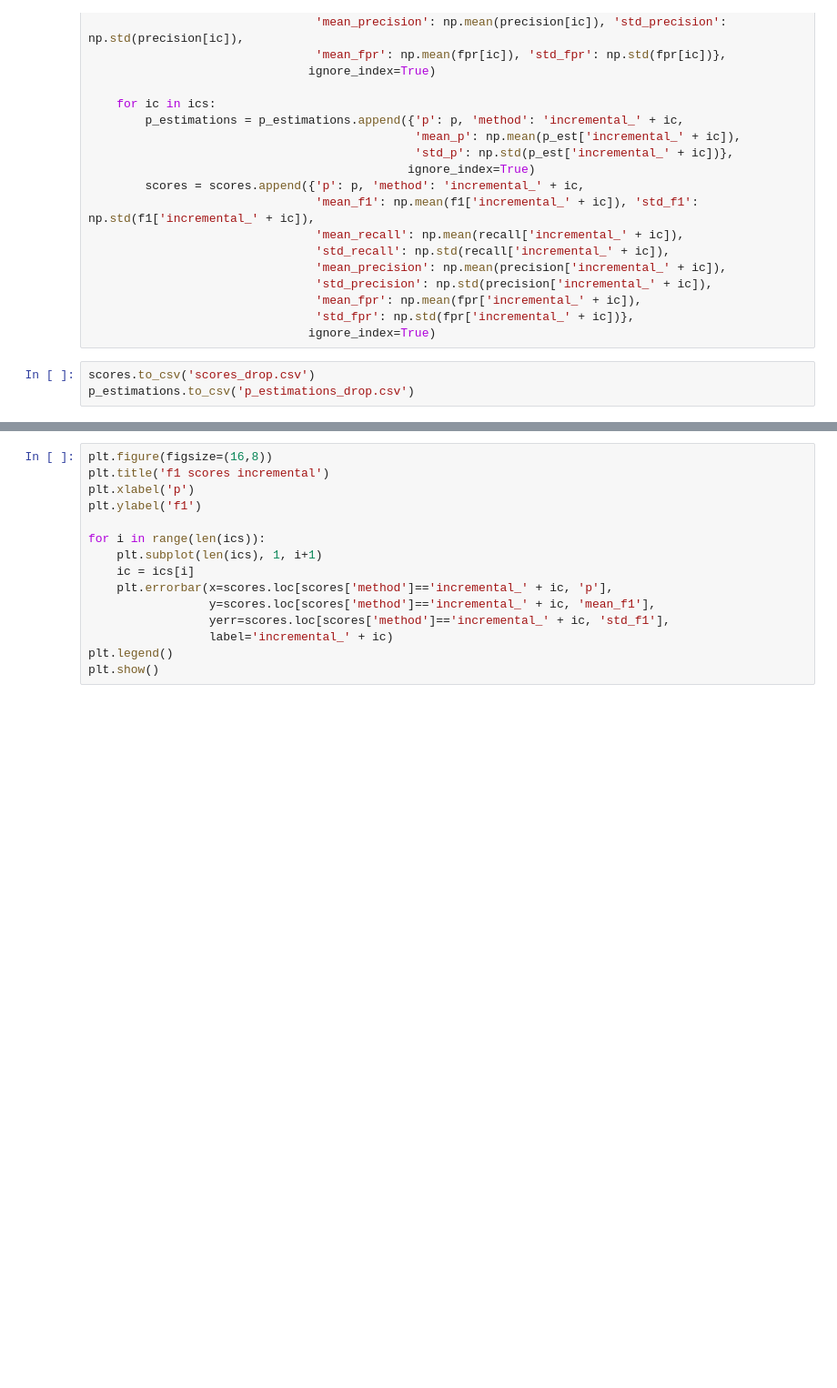
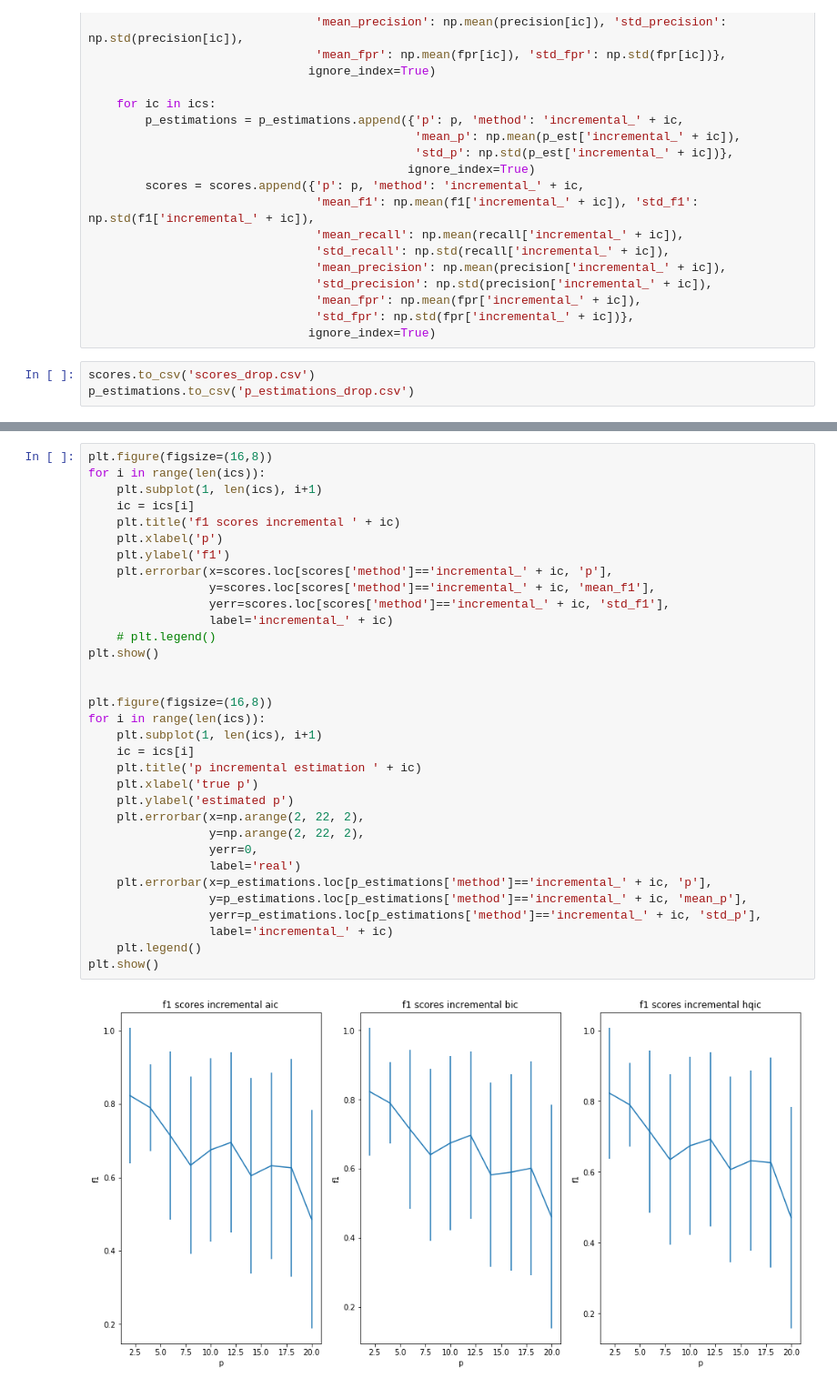
Before and after one commit to danthe96/CIoTS, a Jupyter notebook: first_experiments_drop.ipynb, the cells around one changed output, grey strips where cells are left out. Shown at 91% size. Saved outputs shown, nothing was run; the diff lists cells and outputs as text; blank space fills up the shorter version.

Commit message:
var vs incremental vs known p

```diff
--- a/first_experiments_drop.ipynb
+++ b/first_experiments_drop.ipynb
@@ -130,15 +151,35 @@ plt.show()
 # %%
 plt.figure(figsize=(16,8))
-plt.title('f1 scores incremental')
-plt.xlabel('p')
-plt.ylabel('f1')
-
 for i in range(len(ics)):
-    plt.subplot(len(ics), 1, i+1)
+    plt.subplot(1, len(ics), i+1)
     ic = ics[i]
+    plt.title('f1 scores incremental ' + ic)
+    plt.xlabel('p')
+    plt.ylabel('f1')
     plt.errorbar(x=scores.loc[scores['method']=='incremental_' + ic, 'p'],
                  y=scores.loc[scores['method']=='incremental_' + ic, 'mean_f1'],
                  yerr=scores.loc[scores['method']=='incremental_' + ic, 'std_f1'],
                  label='incremental_' + ic)
-plt.legend()
+    # plt.legend()
 plt.show()
+
+
+plt.figure(figsize=(16,8))
+for i in range(len(ics)):
+    plt.subplot(1, len(ics), i+1)
+    ic = ics[i]
+    plt.title('p incremental estimation ' + ic)
+    plt.xlabel('true p')
+    plt.ylabel('estimated p')
+    plt.errorbar(x=np.arange(2, 22, 2),
+                 y=np.arange(2, 22, 2),
+                 yerr=0,
+                 label='real')
+    plt.errorbar(x=p_estimations.loc[p_estimations['method']=='incremental_' + ic, 'p'],
+                 y=p_estimations.loc[p_estimations['method']=='incremental_' + ic, 'mean_p'],
+                 yerr=p_estimations.loc[p_estimations['method']=='incremental_' + ic, 'std_p'],
+                 label='incremental_' + ic)
+    plt.legend()
+plt.show()
+# %% [output]
+[figure, added]
```
Also changed, not shown: parts of 3 cells of this notebook, 1 other file.
